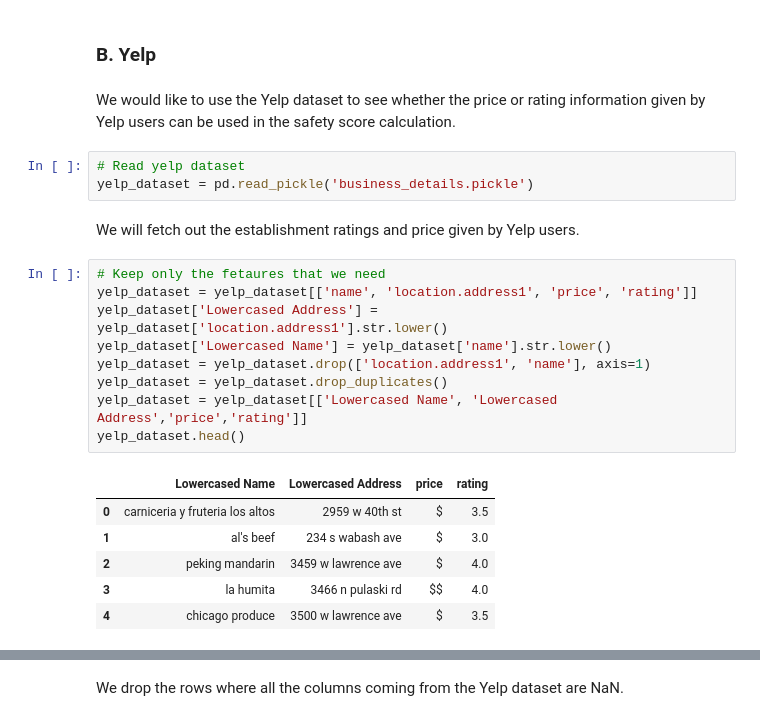
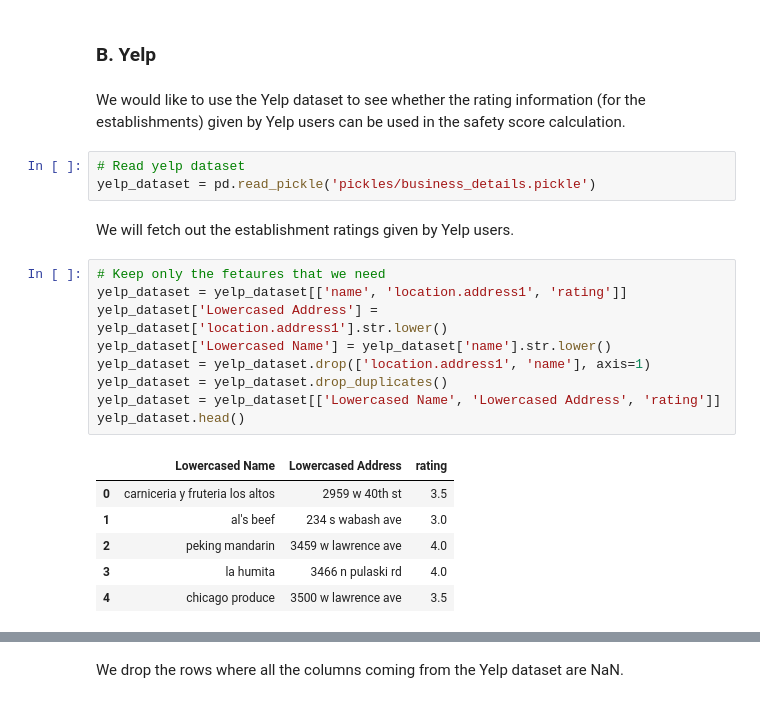
Before and after one commit to aaag97/ada-2019-project-databusters, a Jupyter notebook: FeaturesforSafetyScore.ipynb, the cells around one changed output, grey strips where cells are left out. Cells and saved outputs as stored; diff of their text form.

Commit message:
features4safetyscore fixed, pickles gathered into pickles

```diff
--- a/FeaturesforSafetyScore.ipynb
+++ b/FeaturesforSafetyScore.ipynb
@@ -420,28 +418,28 @@ features_dataframe['Chain flag'] = boolean_foodchains['Chain flag temp']
 # %% [markdown]
 ### B. Yelp
 # %% [markdown]
-We would like to use the Yelp dataset to see whether the price or rating information given by Yelp users can be used in the safety score calculation.
+We would like to use the Yelp dataset to see whether the rating information (for the establishments) given by Yelp users can be used in the safety score calculation.
 # %%
 # Read yelp dataset
-yelp_dataset = pd.read_pickle('business_details.pickle')
+yelp_dataset = pd.read_pickle('pickles/business_details.pickle')
 # %% [markdown]
-We will fetch out the establishment ratings and price given by Yelp users.
+We will fetch out the establishment ratings given by Yelp users.
 # %%
 # Keep only the fetaures that we need
-yelp_dataset = yelp_dataset[['name', 'location.address1', 'price', 'rating']]
+yelp_dataset = yelp_dataset[['name', 'location.address1', 'rating']]
 yelp_dataset['Lowercased Address'] = yelp_dataset['location.address1'].str.lower()
 yelp_dataset['Lowercased Name'] = yelp_dataset['name'].str.lower()
 yelp_dataset = yelp_dataset.drop(['location.address1', 'name'], axis=1)
 yelp_dataset = yelp_dataset.drop_duplicates()
-yelp_dataset = yelp_dataset[['Lowercased Name', 'Lowercased Address','price','rating']]
+yelp_dataset = yelp_dataset[['Lowercased Name', 'Lowercased Address', 'rating']]
 yelp_dataset.head()
 # %% [output]
-|  | Lowercased Name | Lowercased Address | price | rating |
-| 0 | carniceria y fruteria los altos | 2959 w 40th st | $ | 3.5 |
-| 1 | al's beef | 234 s wabash ave | $ | 3.0 |
-| 2 | peking mandarin | 3459 w lawrence ave | $ | 4.0 |
-| 3 | la humita | 3466 n pulaski rd | $$ | 4.0 |
-| 4 | chicago produce | 3500 w lawrence ave | $ | 3.5 |
+|  | Lowercased Name | Lowercased Address | rating |
+| 0 | carniceria y fruteria los altos | 2959 w 40th st | 3.5 |
+| 1 | al's beef | 234 s wabash ave | 3.0 |
+| 2 | peking mandarin | 3459 w lawrence ave | 4.0 |
+| 3 | la humita | 3466 n pulaski rd | 4.0 |
+| 4 | chicago produce | 3500 w lawrence ave | 3.5 |
 # %%
 # Check if there NaN values in the dataset
 yelp_dataset.isna().sum()
```
Also changed, not shown: parts of 14 cells of this notebook, 3 other files.
